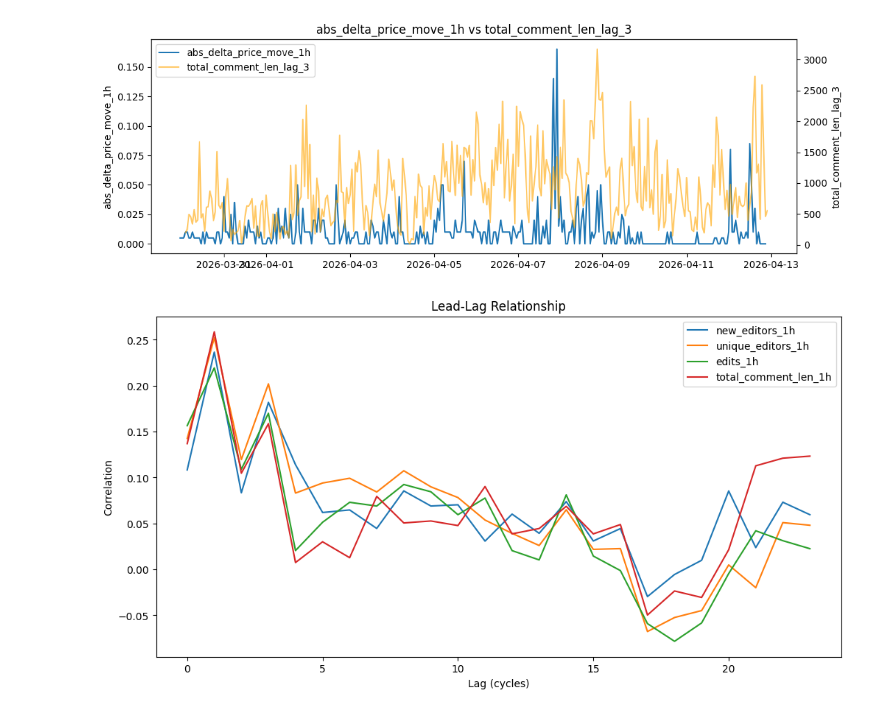
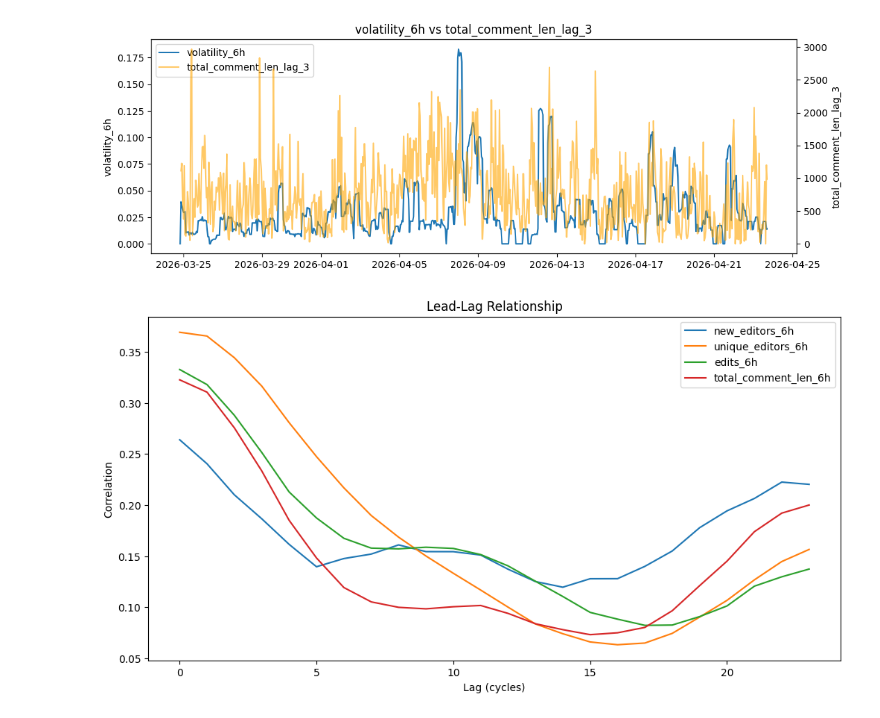
Before and after one commit to tallywiesenberg/thinking-bee, a Jupyter notebook: notebooks/main.ipynb, the cells around one changed output. Saved outputs shown, nothing was run; the diff lists cells and outputs as text; code cells hidden in the pictures.

Commit message:
AUC maybe signal with volatility constructed

```diff
--- a/notebooks/main.ipynb
+++ b/notebooks/main.ipynb
@@ -384,6 +541,7 @@ df = pd.merge_asof(
     on="timestamp",
     direction="backward"
 )
+
 df["timestamp"] = pd.to_datetime(df["timestamp"])
 df = df.sort_values("timestamp").set_index("timestamp")
 windows = ["30min", "1h", "3h", "6h", "12h", "24h"]
@@ -398,6 +556,8 @@ for w in windows:
     df[f"total_comment_len_{w}"] = df['total_comment_len'].rolling(w).mean()
     df[f"num_replies_{w}"] = df['num_replies'].rolling(w).mean()
     df[f"num_reverts_{w}"] = df['num_reverts'].rolling(w).mean()
+    df["returns"] = df["price"].pct_change()
+    df[f"volatility_{w}"] = df["returns"].rolling(w).std()
 # edits at time t predicting future
 for i in range(1, 25):
     df[f"edits_lag_{i}"] = df[f"edits_1h_diff"].shift(i)
@@ -413,41 +573,41 @@ df.shape
 # %%
 import matplotlib.pyplot as plt
 
 def plot_rolling_delta(col1: str, col2: str):
     fig, ax1 = plt.subplots(figsize=(12,4))
     ax1.plot(df.index, df[col1], label=col1)
     ax1.set_ylabel(col1)
 
     ax2 = ax1.twinx()
     ax2.plot(df.index, df[col2], color="orange", alpha=0.6, label=col2)
     ax2.set_ylabel(col2)
 
     # Combine legends from both axes
     lines1, labels1 = ax1.get_legend_handles_labels()
     lines2, labels2 = ax2.get_legend_handles_labels()
     ax1.legend(lines1 + lines2, labels1 + labels2, loc='upper left')
 
     plt.title(f"{col1} vs {col2}")
     plt.show()
 
 
-plot_rolling_delta("abs_delta_price_move_1h", "total_comment_len_lag_3")
+plot_rolling_delta("volatility_6h", "total_comment_len_lag_3")
 # %% [output]
-[figure, old version]
+[figure, new version]
 # %%
 corrs = []
-df["target"] = (df["price"].shift(-1) - df["price"]).abs()
+df["target"] = df["volatility_6h"].shift(-1)
 for lag in range(0, 24):
-    shifted = df["new_editors_1h"].shift(lag)
+    shifted = df["new_editors_6h"].shift(lag)
     corr = shifted.corr(df["target"])
     corrs.append(corr)
 
 import matplotlib.pyplot as plt
 
 plt.figure(figsize=(12, 6))
-plt.plot(range(24), corrs, label="new_editors_1h")
+plt.plot(range(24), corrs, label="new_editors_6h")
 
-for col in ["unique_editors_1h", "edits_1h", "total_comment_len_1h"]:
+for col in ["unique_editors_6h", "edits_6h", "total_comment_len_6h"]:
     corrs_col = []
     for lag in range(0, 24):
         shifted = df[col].shift(lag)
@@ -461,7 +621,7 @@ plt.ylabel("Correlation")
 plt.title("Lead-Lag Relationship")
 plt.show()
 # %% [output]
-[figure, old version]
+[figure, new version]
 # %%
 import numpy as np
 import pandas as pd
```
Also changed, not shown: parts of 8 cells of this notebook.
